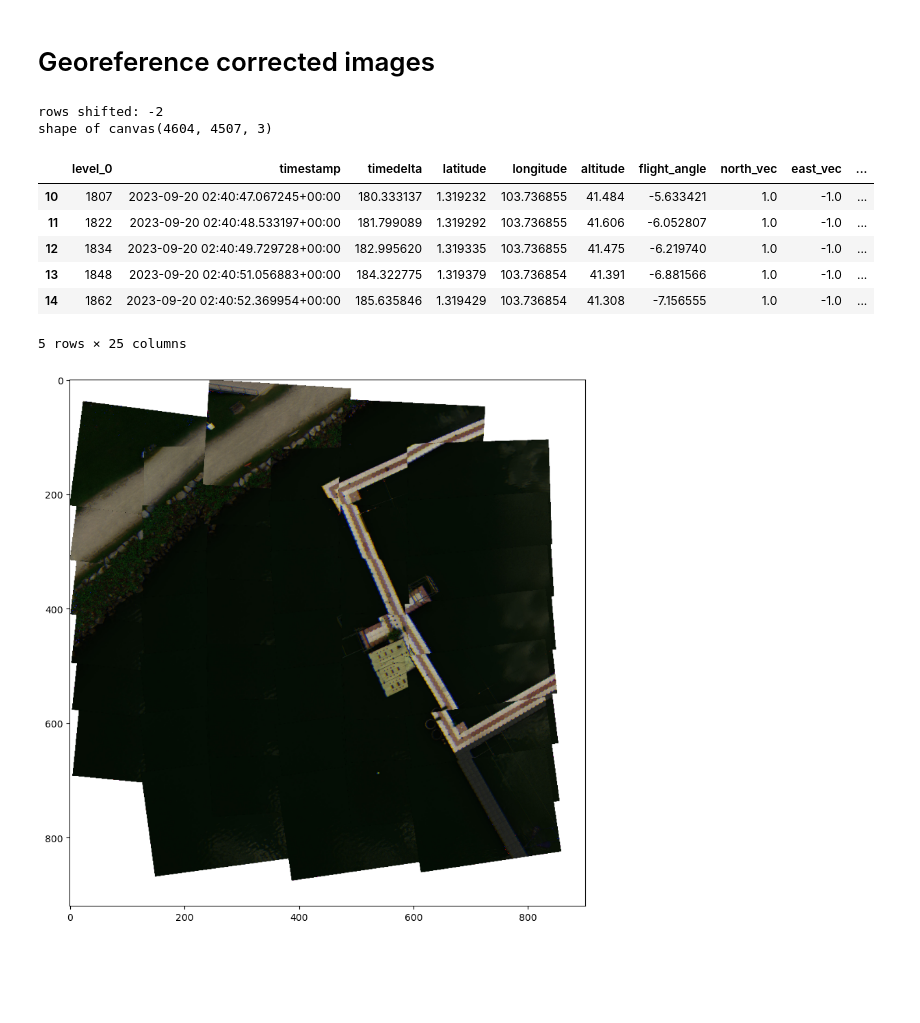
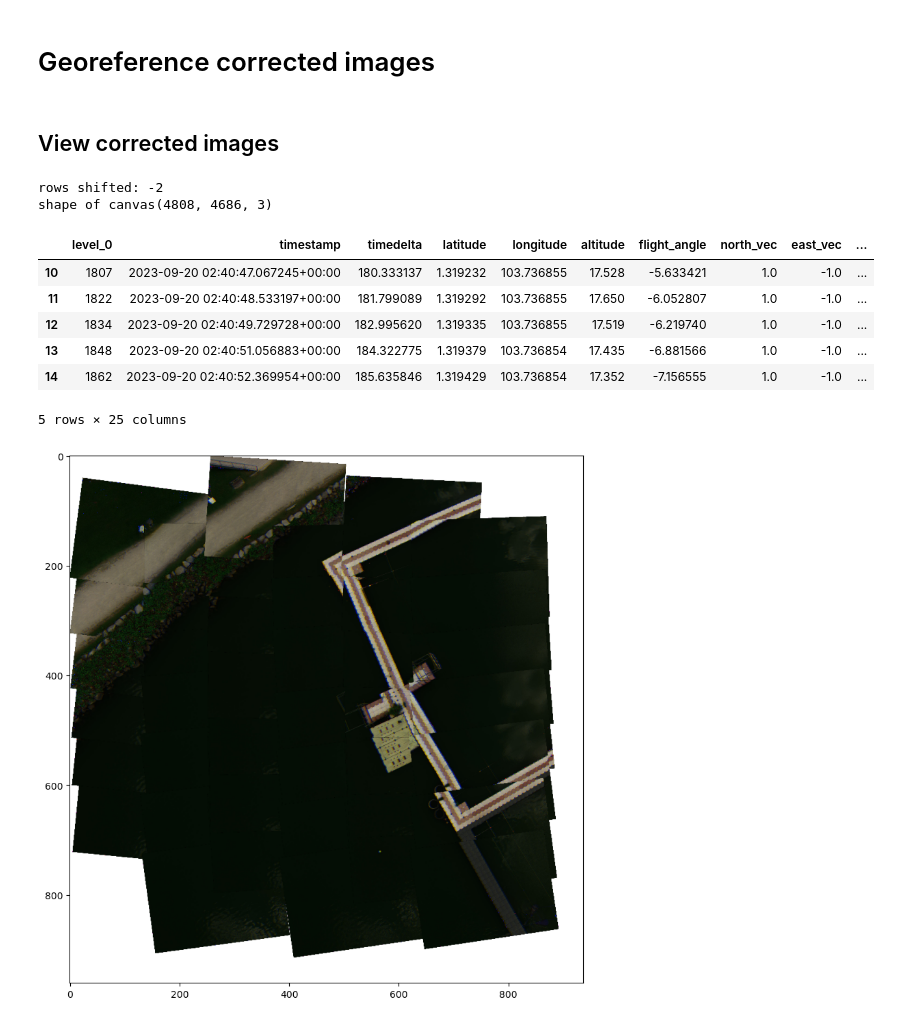
Before and after one commit to pakhuiying/micasense_georeferencing, a Jupyter notebook: timedelayCorrection.ipynb, the cells around one changed output. Saved outputs shown, nothing was run; the diff lists cells and outputs as text; code cells hidden in the pictures; blank space fills up the shorter version.

```diff
--- a/timedelayCorrection.ipynb
+++ b/timedelayCorrection.ipynb
@@ -182,28 +189,32 @@ shape of canvas(4508, 4507, 3)
 [figure]
 # %% [markdown]
 # Georeference corrected images
+# %% [markdown]
+## View corrected images
 # %%
 td = -0.29
-DEM_offset_height = 23
+DEM_offset_height = height_min
 df1 = FlightAttributes.time_delta_correction(df_interpolated, timedelta=td,
                                                  columns_to_shift = ['timestamp', 'timedelta', 'latitude', 'longitude'])
 df_cropped = df1.iloc[flight_points,:]
-fp_list = [os.path.join(imagePath,'thumbnails',f'{os.path.splitext(fn)[0]}.jpg') for fn in df_cropped['image_name'].tolist()]
-if all([os.path.exists(fp) for fp in fp_list]):
-    PG = FlightAttributes.PlotGeoreference(df_cropped,fp_list,DEM_offset_height = DEM_offset_height)
-    im_display = PG.plot_georeference(reduction_factor=5,plot=True)
+#----------------append flight angle---------------------------------------------
+df_cropped.loc[:,['flight_angle']] = -df_cropped['dls-yaw']/np.pi*180
+#-----------adjust UAV's altitude instead of using GPS's altitude reading--------
+df_cropped.loc[:,['altitude']] = df_cropped.loc[:,['altitude']] - DEM_offset_height
+PG = FlightAttributes.PlotGeoreference(imagePath,df_cropped)
+im_display = PG.plot_georeference(reduction_factor=5,plot=True)
 df_cropped.head()
 # %% [output]
 rows shifted: -2
-shape of canvas(4604, 4507, 3)
+shape of canvas(4808, 4686, 3)
 |  | level_0 | timestamp | timedelta | latitude | longitude | altitude | flight_angle | north_vec | east_vec | ... |
-| 10 | 1807 | 2023-09-20 02:40:47.067245+00:00 | 180.333137 | 1.319232 | 103.736855 | 41.484 | -5.633421 | 1.0 | -1.0 | ... |
-| 11 | 1822 | 2023-09-20 02:40:48.533197+00:00 | 181.799089 | 1.319292 | 103.736855 | 41.606 | -6.052807 | 1.0 | -1.0 | ... |
-| 12 | 1834 | 2023-09-20 02:40:49.729728+00:00 | 182.995620 | 1.319335 | 103.736855 | 41.475 | -6.219740 | 1.0 | -1.0 | ... |
-| 13 | 1848 | 2023-09-20 02:40:51.056883+00:00 | 184.322775 | 1.319379 | 103.736854 | 41.391 | -6.881566 | 1.0 | -1.0 | ... |
-| 14 | 1862 | 2023-09-20 02:40:52.369954+00:00 | 185.635846 | 1.319429 | 103.736854 | 41.308 | -7.156555 | 1.0 | -1.0 | ... |
+| 10 | 1807 | 2023-09-20 02:40:47.067245+00:00 | 180.333137 | 1.319232 | 103.736855 | 17.528 | -5.633421 | 1.0 | -1.0 | ... |
+| 11 | 1822 | 2023-09-20 02:40:48.533197+00:00 | 181.799089 | 1.319292 | 103.736855 | 17.650 | -6.052807 | 1.0 | -1.0 | ... |
+| 12 | 1834 | 2023-09-20 02:40:49.729728+00:00 | 182.995620 | 1.319335 | 103.736855 | 17.519 | -6.219740 | 1.0 | -1.0 | ... |
+| 13 | 1848 | 2023-09-20 02:40:51.056883+00:00 | 184.322775 | 1.319379 | 103.736854 | 17.435 | -6.881566 | 1.0 | -1.0 | ... |
+| 14 | 1862 | 2023-09-20 02:40:52.369954+00:00 | 185.635846 | 1.319429 | 103.736854 | 17.352 | -7.156555 | 1.0 | -1.0 | ... |
 5 rows × 25 columns
-[figure, old version]
+[figure, new version]
 # %%
 for image_index, rows in df_cropped.iterrows():
     lat = rows['latitude']
```
Also changed, not shown: parts of 4 cells of this notebook, 2 other files.
